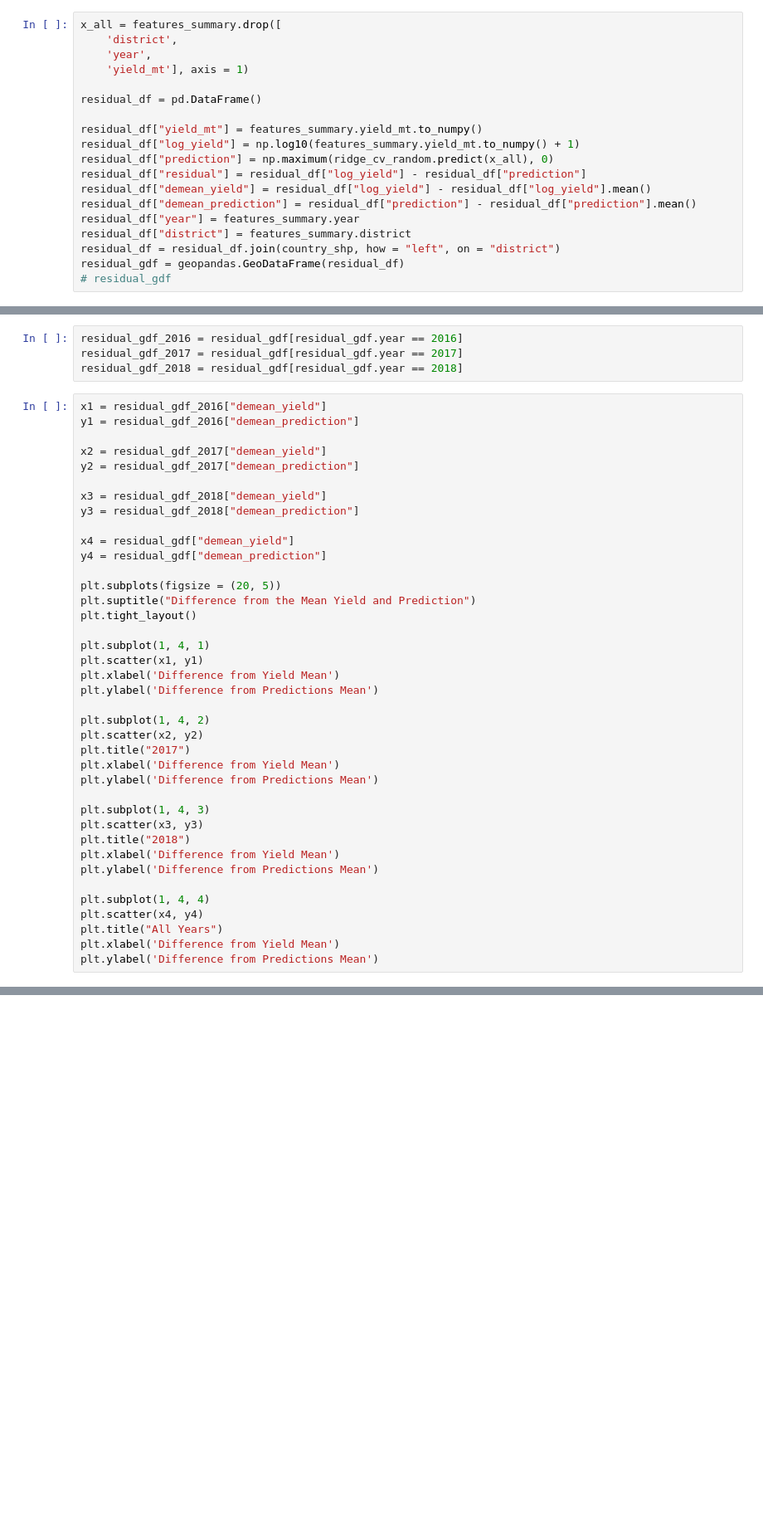
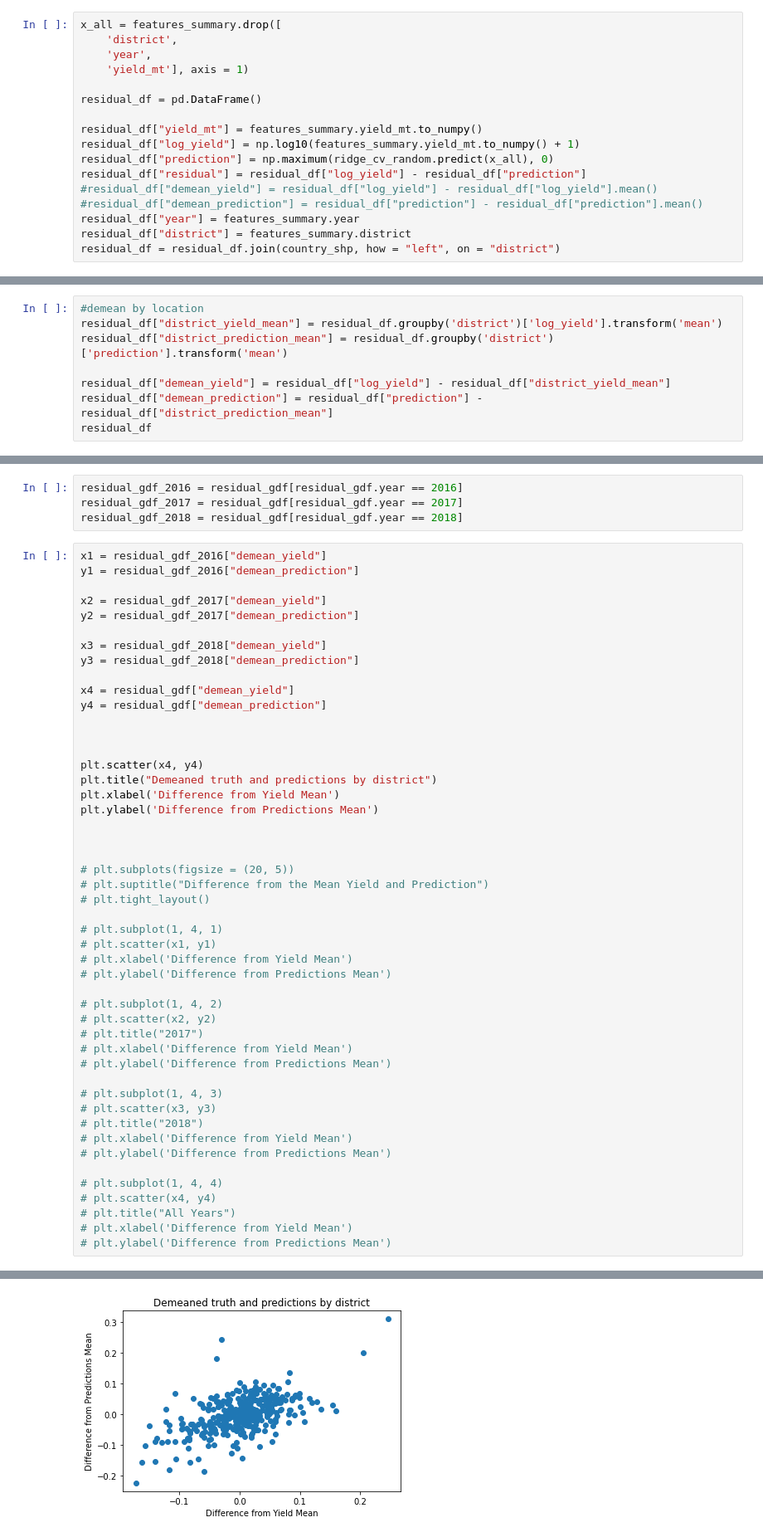
Before and after one commit to mosaiks-capstone/Modeling, a Jupyter notebook: crop_modeling_wide.ipynb, the cells around one changed output, grey strips where cells are left out. Shown at 83% size. Drawn from its saved outputs; the diff is of its cells as text; blank space fills up the shorter version.

Commit message:
finished demean and for loop to get R^2s

```diff
--- a/crop_modeling_wide.ipynb
+++ b/crop_modeling_wide.ipynb
@@ -358,10 +412,8 @@ residual_df["yield_mt"] = features_summary.yield_mt.to_numpy()
 residual_df["log_yield"] = np.log10(features_summary.yield_mt.to_numpy() + 1)
 residual_df["prediction"] = np.maximum(ridge_cv_random.predict(x_all), 0)
 residual_df["residual"] = residual_df["log_yield"] - residual_df["prediction"]
-residual_df["demean_yield"] = residual_df["log_yield"] - residual_df["log_yield"].mean()
-residual_df["demean_prediction"] = residual_df["prediction"] - residual_df["prediction"].mean()
+#residual_df["demean_yield"] = residual_df["log_yield"] - residual_df["log_yield"].mean()
+#residual_df["demean_prediction"] = residual_df["prediction"] - residual_df["prediction"].mean()
 residual_df["year"] = features_summary.year
 residual_df["district"] = features_summary.district
 residual_df = residual_df.join(country_shp, how = "left", on = "district")
-residual_gdf = geopandas.GeoDataFrame(residual_df)
-# residual_gdf
@@ -367,0 +436,8 @@ residual_gdf = geopandas.GeoDataFrame(residual_df)
+# %%
+#demean by location
+residual_df["district_yield_mean"] = residual_df.groupby('district')['log_yield'].transform('mean')
+residual_df["district_prediction_mean"] = residual_df.groupby('district')['prediction'].transform('mean')
+
+residual_df["demean_yield"] = residual_df["log_yield"] - residual_df["district_yield_mean"]
+residual_df["demean_prediction"] = residual_df["prediction"] - residual_df["district_prediction_mean"]
+residual_df
@@ -450,29 +576,39 @@ y3 = residual_gdf_2018["demean_prediction"]
 x4 = residual_gdf["demean_yield"]
 y4 = residual_gdf["demean_prediction"]
 
-plt.subplots(figsize = (20, 5))
-plt.suptitle("Difference from the Mean Yield and Prediction")
-plt.tight_layout()
 
-plt.subplot(1, 4, 1)
-plt.scatter(x1, y1)
+
+plt.scatter(x4, y4)
+plt.title("Demeaned truth and predictions by district")
 plt.xlabel('Difference from Yield Mean')
 plt.ylabel('Difference from Predictions Mean')
 
-plt.subplot(1, 4, 2)
-plt.scatter(x2, y2)
-plt.title("2017")
-plt.xlabel('Difference from Yield Mean')
-plt.ylabel('Difference from Predictions Mean')
 
-plt.subplot(1, 4, 3)
-plt.scatter(x3, y3)
-plt.title("2018")
-plt.xlabel('Difference from Yield Mean')
-plt.ylabel('Difference from Predictions Mean')
 
-plt.subplot(1, 4, 4)
-plt.scatter(x4, y4)
-plt.title("All Years")
-plt.xlabel('Difference from Yield Mean')
-plt.ylabel('Difference from Predictions Mean')
+# plt.subplots(figsize = (20, 5))
+# plt.suptitle("Difference from the Mean Yield and Prediction")
+# plt.tight_layout()
+
+# plt.subplot(1, 4, 1)
+# plt.scatter(x1, y1)
+# plt.xlabel('Difference from Yield Mean')
+# plt.ylabel('Difference from Predictions Mean')
+
+# plt.subplot(1, 4, 2)
+# plt.scatter(x2, y2)
+# plt.title("2017")
+# plt.xlabel('Difference from Yield Mean')
+# plt.ylabel('Difference from Predictions Mean')
+
+# plt.subplot(1, 4, 3)
+# plt.scatter(x3, y3)
+# plt.title("2018")
+# plt.xlabel('Difference from Yield Mean')
+# plt.ylabel('Difference from Predictions Mean')
+
+# plt.subplot(1, 4, 4)
+# plt.scatter(x4, y4)
+# plt.title("All Years")
+# plt.xlabel('Difference from Yield Mean')
+# plt.ylabel('Difference from Predictions Mean')
+# %% [output]
@@ -478,0 +616 @@ plt.ylabel('Difference from Predictions Mean')
+[figure, added]
```
Also changed, not shown: parts of 32 cells of this notebook.
